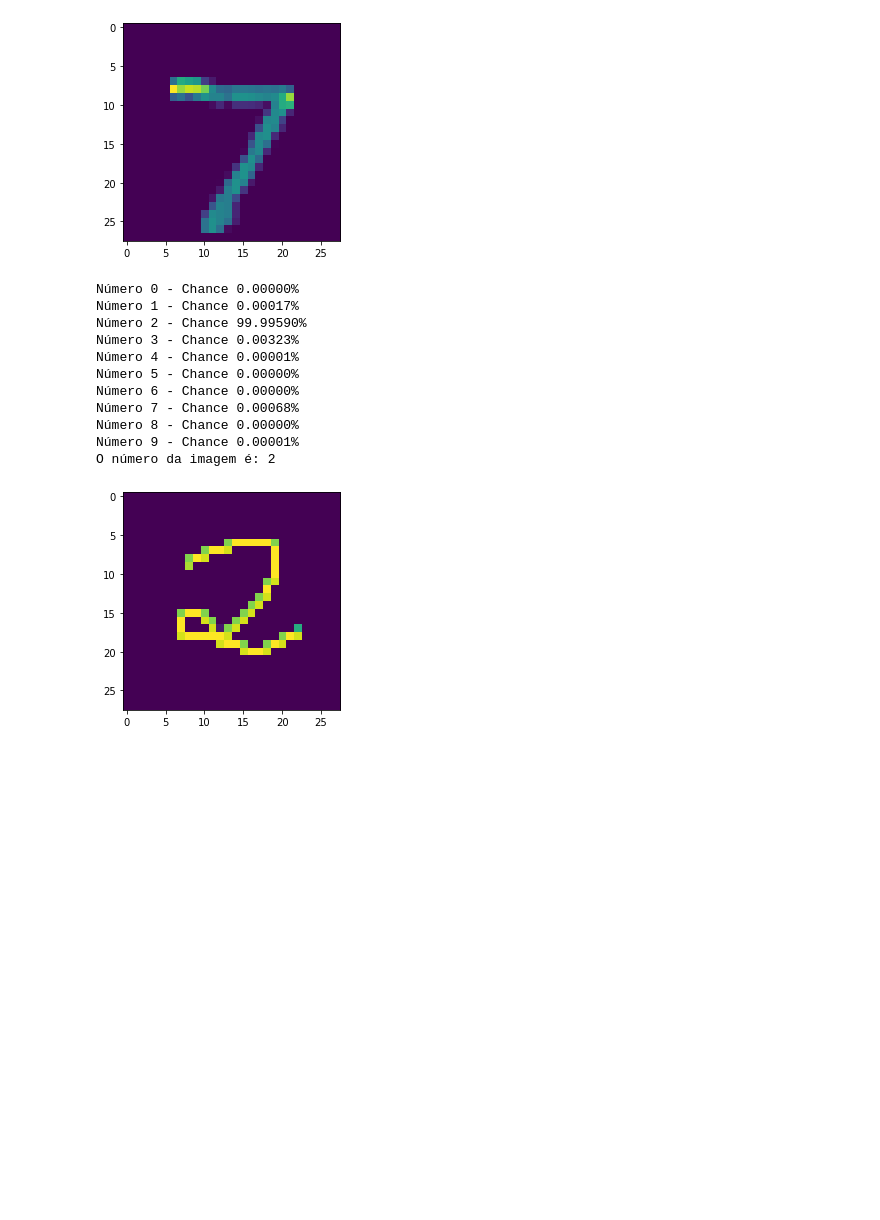
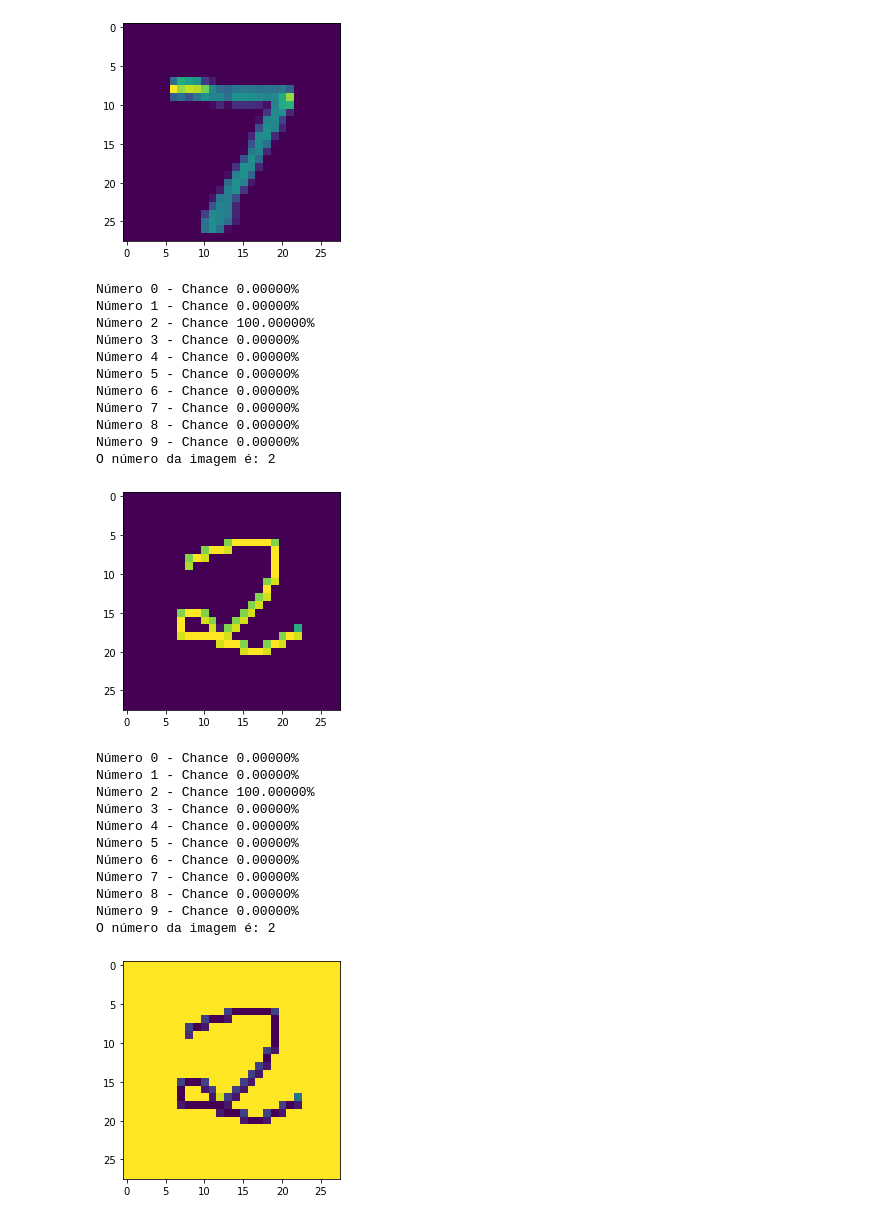
Before and after one commit to Denis-Lima/digit_recognizer_ml, a Jupyter notebook: digit_recognizer.ipynb, the cells around one changed output. Drawn from its saved outputs; the diff is of its cells as text; code cells hidden in the pictures; blank space fills up the shorter version.

```diff
--- a/digit_recognizer.ipynb
+++ b/digit_recognizer.ipynb
@@ -55,5 +148,9 @@ new_model = tf.keras.models.load_model('digit_model.model')
 # %% [output]
 INFO:tensorflow:Assets written to: digit_model.model\assets
+# %%
+# load the model saved
+new_model = tf.keras.models.load_model('digit_model.model')
+model = new_model
 # %%
 predictions = new_model.predict([x_test])
 # %%
@@ -70,7 +167,8 @@ def load_image(filename):
     img = ImageOps.grayscale(Image.open(filename))
 
     # reshape into a single sample with 1 channel
-    img = np.resize(img, (28,28,1))
+    #img = np.resize(img, (28,28,1))
+    img = img.resize((28, 28))
 
     # convert to array
     img = img_to_array(img)
@@ -81,7 +179,7 @@ def load_image(filename):
     img = img / 255.0
     return img
 # %%
-img = load_image('tests/img2.png')
+img = load_image('tests/2/img2.png')
 
 predict = model.predict(img)
 for ind, res in enumerate(predict[0]):
@@ -92,14 +190,37 @@ plt.imshow(img[0])
 plt.show()
 # %% [output]
 Número 0 - Chance 0.00000%
-Número 1 - Chance 0.00017%
-Número 2 - Chance 99.99590%
-Número 3 - Chance 0.00323%
-Número 4 - Chance 0.00001%
+Número 1 - Chance 0.00000%
+Número 2 - Chance 100.00000%
+Número 3 - Chance 0.00000%
+Número 4 - Chance 0.00000%
 Número 5 - Chance 0.00000%
 Número 6 - Chance 0.00000%
-Número 7 - Chance 0.00068%
+Número 7 - Chance 0.00000%
 Número 8 - Chance 0.00000%
-Número 9 - Chance 0.00001%
+Número 9 - Chance 0.00000%
 O número da imagem é: 2
 [figure]
+# %%
+img = load_image('tests/2/img2_inv.png')
+
+predict = model.predict(img)
+for ind, res in enumerate(predict[0]):
+    print(f'Número {ind} - Chance {res * 100:.5f}%')
+print('O número da imagem é:',argmax(predict))
+
+plt.imshow(img[0])
+plt.show()
+# %% [output]
+Número 0 - Chance 0.00000%
+Número 1 - Chance 0.00000%
+Número 2 - Chance 100.00000%
+Número 3 - Chance 0.00000%
+Número 4 - Chance 0.00000%
+Número 5 - Chance 0.00000%
+Número 6 - Chance 0.00000%
+Número 7 - Chance 0.00000%
+Número 8 - Chance 0.00000%
+Número 9 - Chance 0.00000%
+O número da imagem é: 2
+[figure, added]
```
Also changed, not shown: parts of 13 cells of this notebook, 6 other files.
